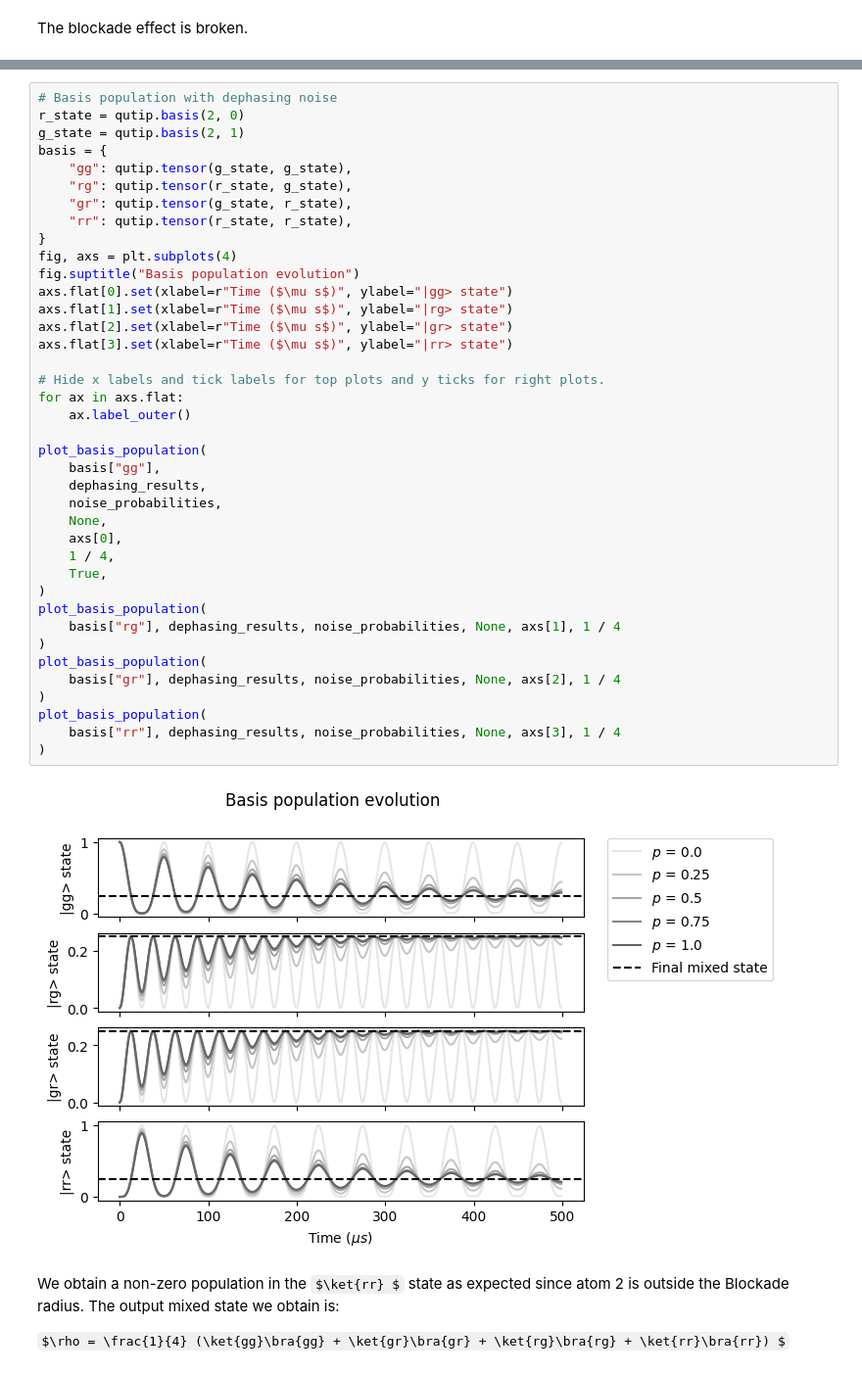
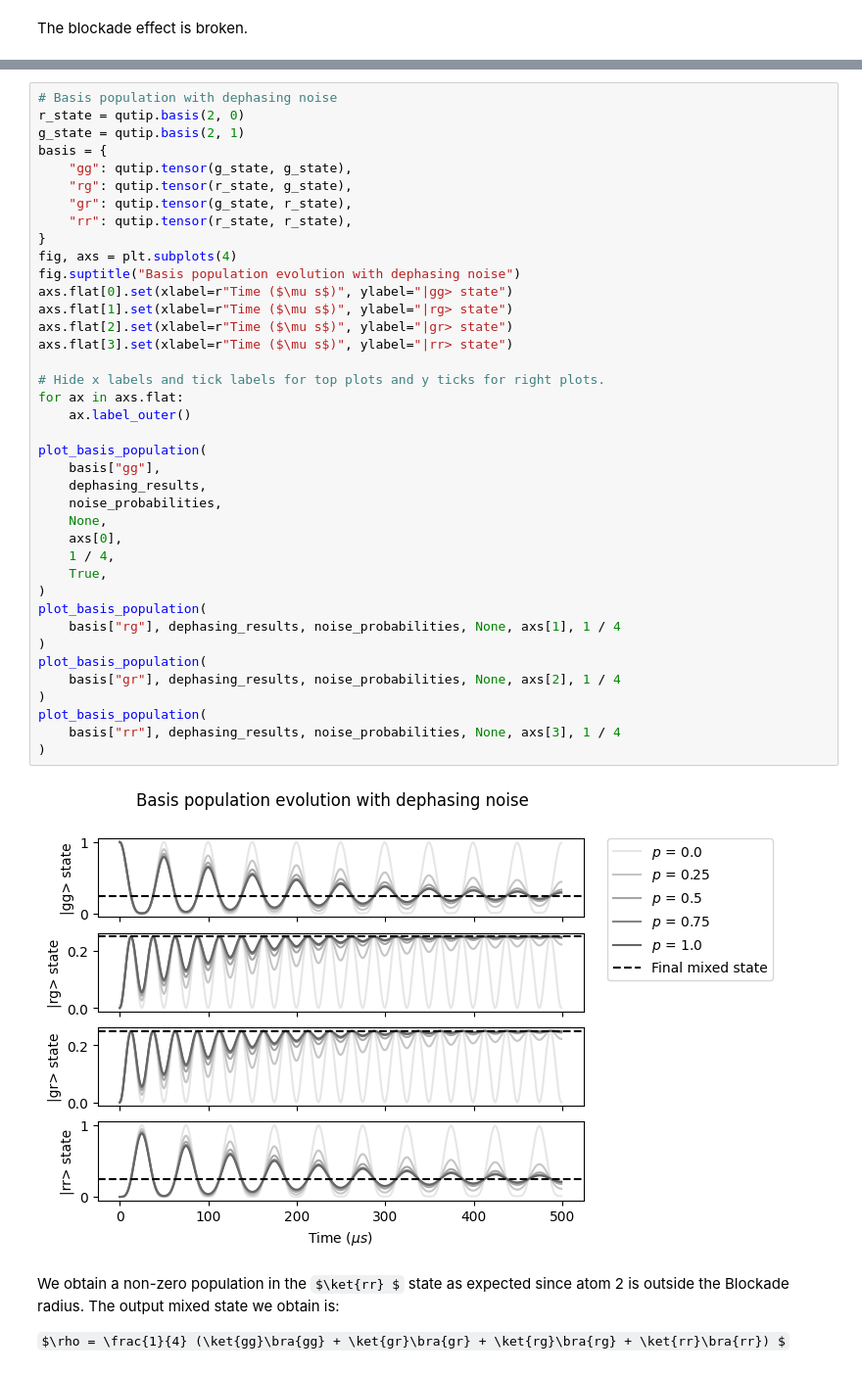
Before and after one commit to pasqal-io/Pulser, a Jupyter notebook: tutorials/advanced_features/Simulating with effective noise channels.ipynb, the cells around one changed output, grey strips where cells are left out. Shown at 98% size. Cells and saved outputs as stored; diff of their text form; some formulas as TeX source.

```diff
--- a/tutorials/advanced_features/Simulating with effective noise channels.ipynb
+++ b/tutorials/advanced_features/Simulating with effective noise channels.ipynb
@@ -725,36 +725,36 @@ basis = {
     "rr": qutip.tensor(r_state, r_state),
 }
 fig, axs = plt.subplots(4)
-fig.suptitle("Basis population evolution")
+fig.suptitle("Basis population evolution with dephasing noise")
 axs.flat[0].set(xlabel=r"Time ($\mu s$)", ylabel="|gg> state")
 axs.flat[1].set(xlabel=r"Time ($\mu s$)", ylabel="|rg> state")
 axs.flat[2].set(xlabel=r"Time ($\mu s$)", ylabel="|gr> state")
 axs.flat[3].set(xlabel=r"Time ($\mu s$)", ylabel="|rr> state")
 
 # Hide x labels and tick labels for top plots and y ticks for right plots.
 for ax in axs.flat:
     ax.label_outer()
 
 plot_basis_population(
     basis["gg"],
     dephasing_results,
     noise_probabilities,
     None,
     axs[0],
     1 / 4,
     True,
 )
 plot_basis_population(
     basis["rg"], dephasing_results, noise_probabilities, None, axs[1], 1 / 4
 )
 plot_basis_population(
     basis["gr"], dephasing_results, noise_probabilities, None, axs[2], 1 / 4
 )
 plot_basis_population(
     basis["rr"], dephasing_results, noise_probabilities, None, axs[3], 1 / 4
 )
 # %% [output]
-[figure, old version]
+[figure, new version]
 # %% [markdown]
 We obtain a non-zero population in the $\ket{rr} $ state as expected since atom 2 is outside the Blockade radius. The output mixed state we obtain is:
 
```
Also changed, not shown: parts of 4 cells of this notebook.
